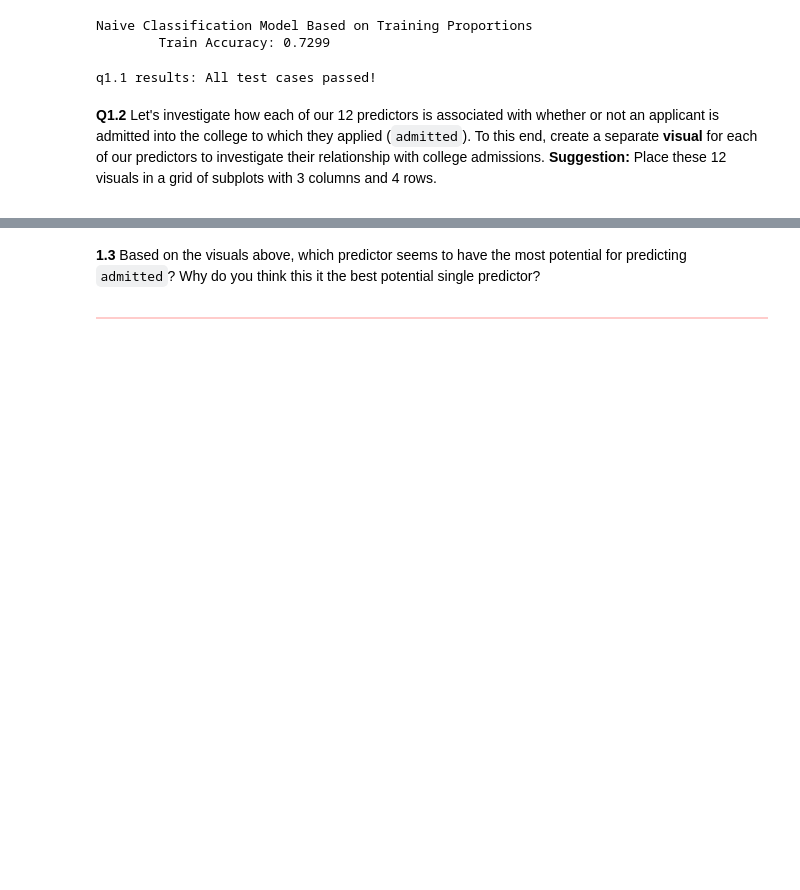
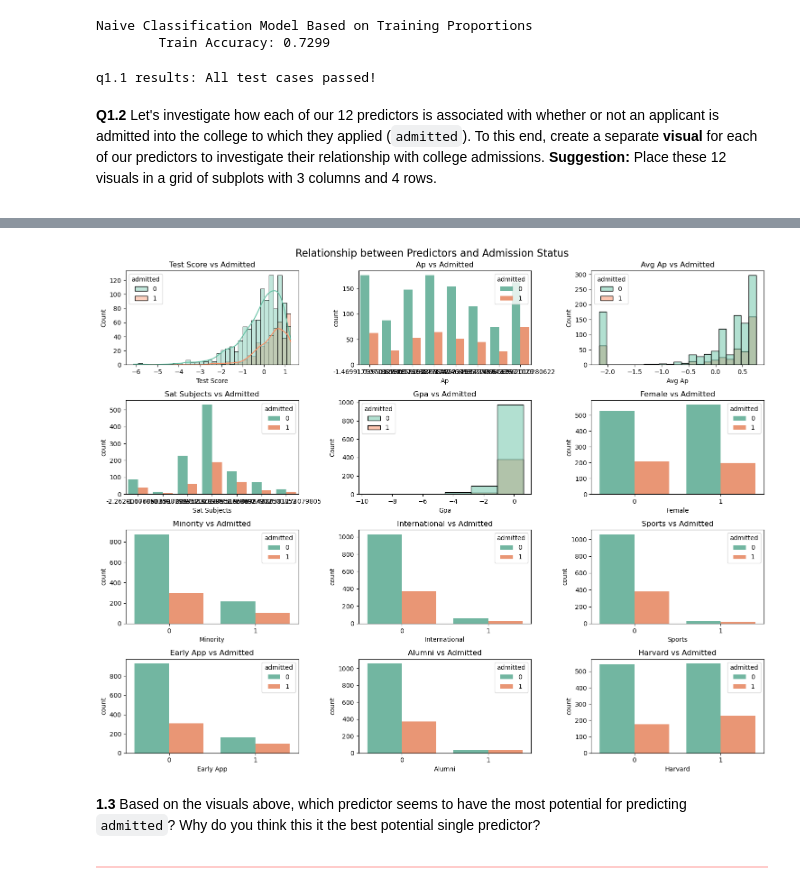
Before and after one commit to WayneKaiYeh/CSCI-E-109A-Intro-of-DS-HW, a Jupyter notebook: cs1090a_hw4 _final.ipynb, the cells around one changed output, grey strips where cells are left out. Drawn from its saved outputs; the diff is of its cells as text; code cells hidden in the pictures; blank space fills up the shorter version.

```diff
--- a/cs1090a_hw4 _final.ipynb
+++ b/cs1090a_hw4 _final.ipynb
@@ -274,0 +237,10 @@ plt.show()
+# %%
+# List of predictor variables
+x_predictors = ["test_score", "ap", "avg_ap", "sat_subjects", "gpa", "female",
+              "minority", "international", "sports", "early_app", "alumni", "harvard"]
+
+#create dataframe consists of predictors and response and show example
+
+df1_train = pd.concat([y_train,X_train[x_predictors]],axis=1)
+
+df1_train.head()
@@ -275,3 +254,44 @@ plt.show()
+# %%
+
+#Step by step
+# Define the predictors and their corresponding plot types
+# Loop through predictors and create corresponding plots
+
+
+predictors = [
+    ('test_score', 'histplot', {'kde': True, 'alpha': 0.4}),
+    ('ap', 'countplot', {}),
+    ('avg_ap', 'histplot', {}),
+    ('sat_subjects', 'countplot', {}),
+    ('gpa', 'histplot', {'bins': 6}),
+    ('female', 'countplot', {}),
+    ('minority', 'countplot', {}),
+    ('international', 'countplot', {}),
+    ('sports', 'countplot', {}),
+    ('early_app', 'countplot', {}),
+    ('alumni', 'countplot', {}),
+    ('harvard', 'countplot', {})
+]
+
+sns.set_palette("Set2")
+fig, axes = plt.subplots(nrows=4, ncols=3, figsize=(15, 12))
+fig.suptitle("Relationship between Predictors and Admission Status", fontsize=16)
+axes = axes.ravel()
+
+
+for ax, (predictor, plot_type, plot_kwargs) in zip(axes, predictors):
+    if plot_type == 'histplot':
+        sns.histplot(data=df1_train, x=predictor, hue='admitted', ax=ax, **plot_kwargs)
+    elif plot_type == 'countplot':
+        sns.countplot(data=df1_train, x=predictor, hue='admitted', ax=ax, **plot_kwargs)
+    ax.set_title(f'{predictor.replace("_", " ").title()} vs Admitted')
+    ax.set_xlabel(predictor.replace("_", " ").title())
+
+
+plt.tight_layout()
+plt.show()
+# %% [output]
+[figure, added]
 # %% [markdown]
 <!-- END QUESTION -->
 
```
Also changed, not shown: parts of 33 cells of this notebook.
